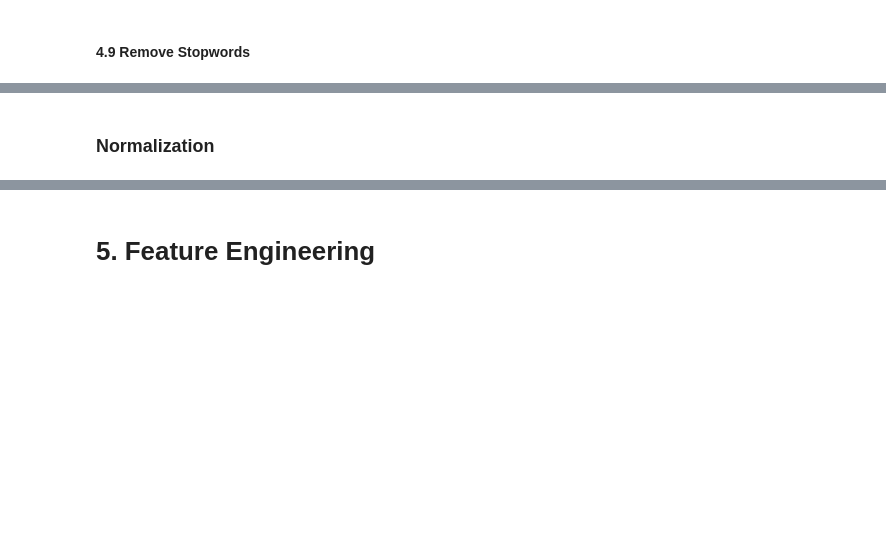
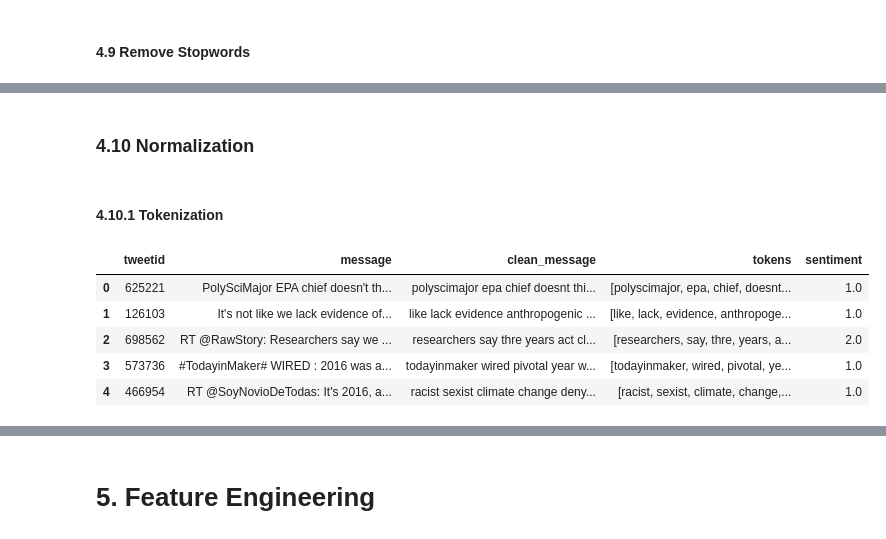
Before and after one commit to Sonkhe-Shongwe/Classification-Sprint-2307FTDS-Team-JL2, a Jupyter notebook: Classification_Sprint_2307FTDS_Team_JL2.ipynb, the cells around one changed output, grey strips where cells are left out. Saved outputs shown, nothing was run; the diff lists cells and outputs as text; code cells hidden in the pictures; blank space fills up the shorter version.

Commit message:
Added Tokenization & Lemmatization

```diff
--- a/Classification_Sprint_2307FTDS_Team_JL2.ipynb
+++ b/Classification_Sprint_2307FTDS_Team_JL2.ipynb
@@ -342,2 +364,24 @@ df_combined['clean_message'] = df_combined['clean_message'].apply(lambda text: c
 # %% [markdown]
-### Normalization
+### 4.10 Normalization
+# %% [markdown]
+#### 4.10.1 Tokenization
+# %%
+# Function to tokenize a sentence
+def tokenize_sentence(sentence):
+    tokens = word_tokenize(sentence)
+    return tokens
+# %%
+# Apply tokenization to the 'message' column in df_train
+df_combined['tokens'] = df_combined['clean_message'].apply(tokenize_sentence)
+
+# Reorder columns to have 'tokenized_clean_message' next to 'clean_message'
+df_combined = df_combined[['tweetid','message','clean_message', 'tokens', 'sentiment']]
+# %%
+df_combined.head()
+# %% [output]
+|  | tweetid | message | clean_message | tokens | sentiment |
+| 0 | 625221 | PolySciMajor EPA chief doesn't th... | polyscimajor epa chief doesnt thi... | [polyscimajor, epa, chief, doesnt... | 1.0 |
+| 1 | 126103 | It's not like we lack evidence of... | like lack evidence anthropogenic ... | [like, lack, evidence, anthropoge... | 1.0 |
+| 2 | 698562 | RT @RawStory: Researchers say we ... | researchers say thre years act cl... | [researchers, say, thre, years, a... | 2.0 |
+| 3 | 573736 | #TodayinMaker# WIRED : 2016 was a... | todayinmaker wired pivotal year w... | [todayinmaker, wired, pivotal, ye... | 1.0 |
+| 4 | 466954 | RT @SoyNovioDeTodas: It's 2016, a... | racist sexist climate change deny... | [racist, sexist, climate, change,... | 1.0 |
```
Also changed, not shown: parts of 11 cells of this notebook.
